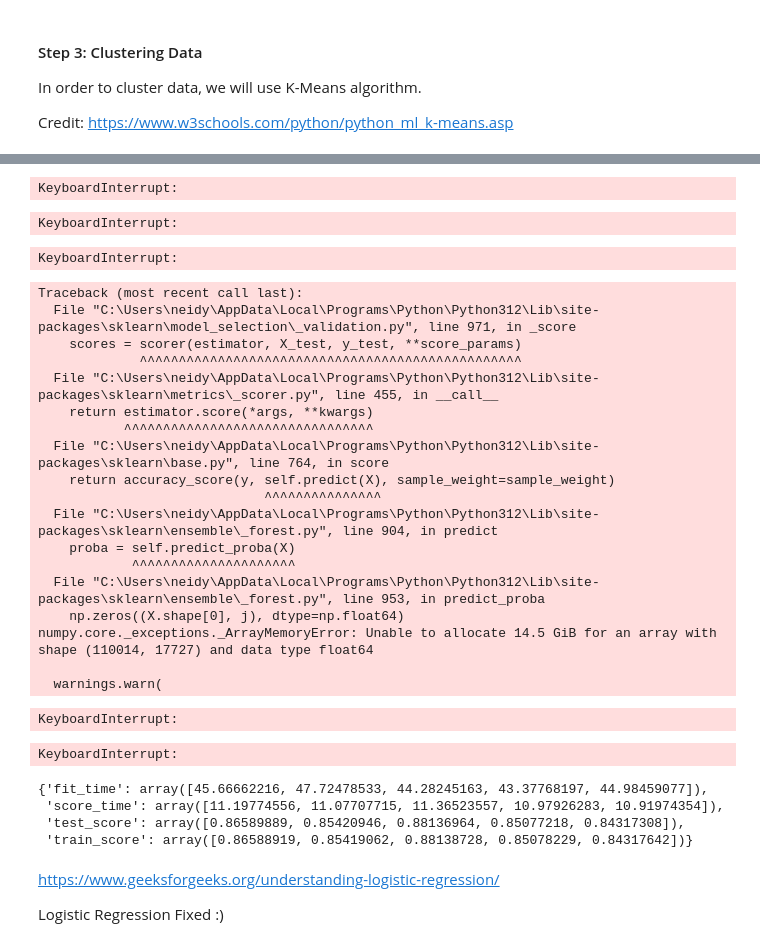
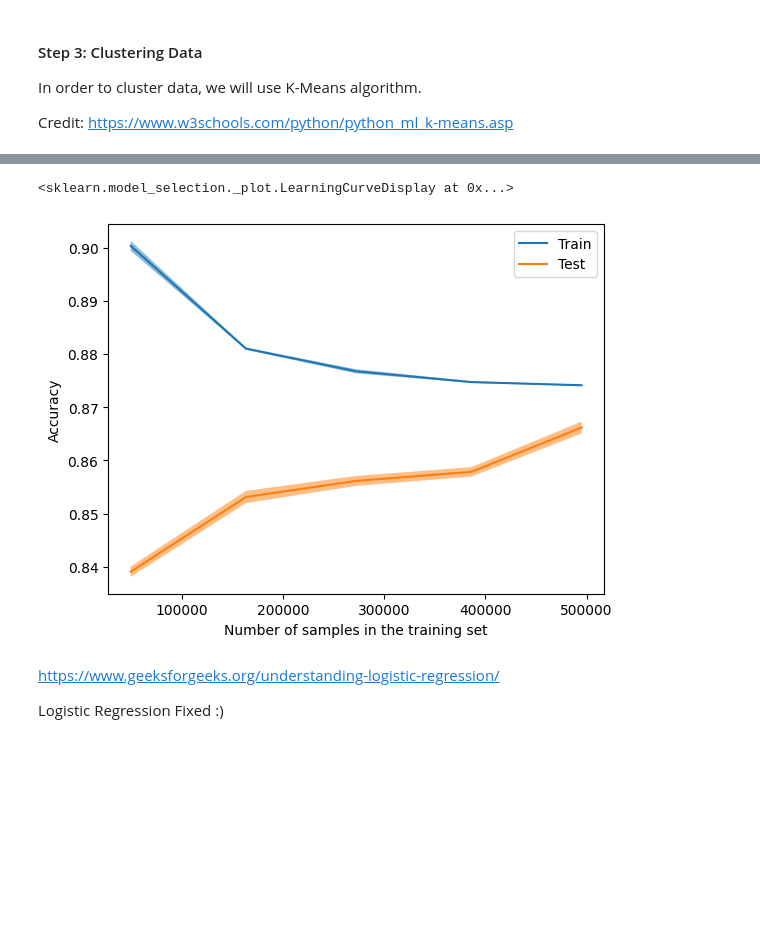
Before and after one commit to CIC-Research/Data-Science-Project, a Jupyter notebook: main.ipynb, the cells around one changed output, grey strips where cells are left out. Drawn from its saved outputs; the diff is of its cells as text; code cells hidden in the pictures; blank space fills up the shorter version.

```diff
--- a/main.ipynb
+++ b/main.ipynb
@@ -176,34 +151,9 @@ RandomForestClassifier()
-# %%
-batch_size = int(X_train.shape[0]/1000)
-x_train_pred = []
-for start in range(0, X_train.shape[0], batch_size):
-    end = start + batch_size
-    if(end > X_train.shape[0]):
-         end = X_train.shape[0]
-    x_train_pred.extend(dt.predict(X_train[start:end]))
-
-print('Training Accuracy : ',
-      metrics.accuracy_score(Y_train,x_train_pred)*100)
-# %% [output]
-KeyboardInterrupt:
 # %%
 from sklearn.model_selection import LearningCurveDisplay, learning_curve
 
-train_sizes, train_scores, test_scores = learning_curve(estimator=lr, X= x, y= y, cv = 5, train_sizes=[0.1, 0.33, 0.55, 0.78, 1.])
+train_sizes, train_scores, test_scores = learning_curve(estimator=dt, X= x, y= y, cv = 10, train_sizes=[0.1, 0.33, 0.55, 0.78, 1.])
 LC_plt = LearningCurveDisplay(train_sizes = train_sizes, train_scores = train_scores, test_scores = test_scores, score_name='Accuracy')
 LC_plt.plot()
 # %% [output]
-KeyboardInterrupt:
+<sklearn.model_selection._plot.LearningCurveDisplay at 0x...>
+[figure, added]
-# %%
-batch_size = int(X_train.shape[0]/1000)
-x_train_pred = []
-for start in range(0, X_train.shape[0], batch_size):
-    end = start + batch_size
-    if(end > X_train.shape[0]):
-         end = X_train.shape[0]
-    rf.predict(X_train[start:end])
-
-print('Training Accuracy : ',
-      metrics.accuracy_score(Y_train,x_train_pred)*100)
-# %% [output]
-KeyboardInterrupt:
@@ -219,47 +160,3 @@ print('Validation Accuracy : ',
-# %%
-from sklearn.model_selection import LearningCurveDisplay, learning_curve, StratifiedKFold, cross_validate
-
-# cv1 = StratifiedKFold(n_splits=5, shuffle=True, random_state=42)
-
-
-train_sizes, train_scores, test_scores = learning_curve(estimator=rf, X= x, y= y, cv=cross_validate(rf,x,y), scoring='accuracy', train_sizes=[0.1, 0.33, 0.55, 0.78, 1.], n_jobs=-1)
-LC_plt = LearningCurveDisplay(train_sizes = train_sizes, train_scores = train_scores, test_scores = test_scores, score_name='Learning Curve')
-
-print('Training scores:\n\n', train_scores)
-print('\n', '-' * 70) # separator to make the output easy to read
-print('\nValidation scores:\n\n', test_scores)
-# %% [output]
-Traceback (most recent call last):
-  File "C:\Users\neidy\AppData\Local\Programs\Python\Python312\Lib\site-packages\sklearn\model_selection\_validation.py", line 971, in _score
-    scores = scorer(estimator, X_test, y_test, **score_params)
-             ^^^^^^^^^^^^^^^^^^^^^^^^^^^^^^^^^^^^^^^^^^^^^^^^^
-  File "C:\Users\neidy\AppData\Local\Programs\Python\Python312\Lib\site-packages\sklearn\metrics\_scorer.py", line 455, in __call__
-    return estimator.score(*args, **kwargs)
-           ^^^^^^^^^^^^^^^^^^^^^^^^^^^^^^^^
-  File "C:\Users\neidy\AppData\Local\Programs\Python\Python312\Lib\site-packages\sklearn\base.py", line 764, in score
-    return accuracy_score(y, self.predict(X), sample_weight=sample_weight)
-                             ^^^^^^^^^^^^^^^
-  File "C:\Users\neidy\AppData\Local\Programs\Python\Python312\Lib\site-packages\sklearn\ensemble\_forest.py", line 904, in predict
-    proba = self.predict_proba(X)
-            ^^^^^^^^^^^^^^^^^^^^^
-  File "C:\Users\neidy\AppData\Local\Programs\Python\Python312\Lib\site-packages\sklearn\ensemble\_forest.py", line 953, in predict_proba
-    np.zeros((X.shape[0], j), dtype=np.float64)
-numpy.core._exceptions._ArrayMemoryError: Unable to allocate 14.5 GiB for an array with shape (110014, 17727) and data type float64
-
-  warnings.warn(
-KeyboardInterrupt:
-# %%
-from sklearn.model_selection import cross_validate
-cv = cross_validate(rf,x,y, return_train_score=True)
-# %% [output]
-KeyboardInterrupt:
-# %%
-cv
-# %% [output]
-{'fit_time': array([45.66662216, 47.72478533, 44.28245163, 43.37768197, 44.98459077]),
- 'score_time': array([11.19774556, 11.07707715, 11.36523557, 10.97926283, 10.91974354]),
- 'test_score': array([0.86589889, 0.85420946, 0.88136964, 0.85077218, 0.84317308]),
- 'train_score': array([0.86588919, 0.85419062, 0.88138728, 0.85078229, 0.84317642])}
 # %% [markdown]
 https://www.geeksforgeeks.org/understanding-logistic-regression/
 
```
Also changed, not shown: parts of 12 cells of this notebook.
